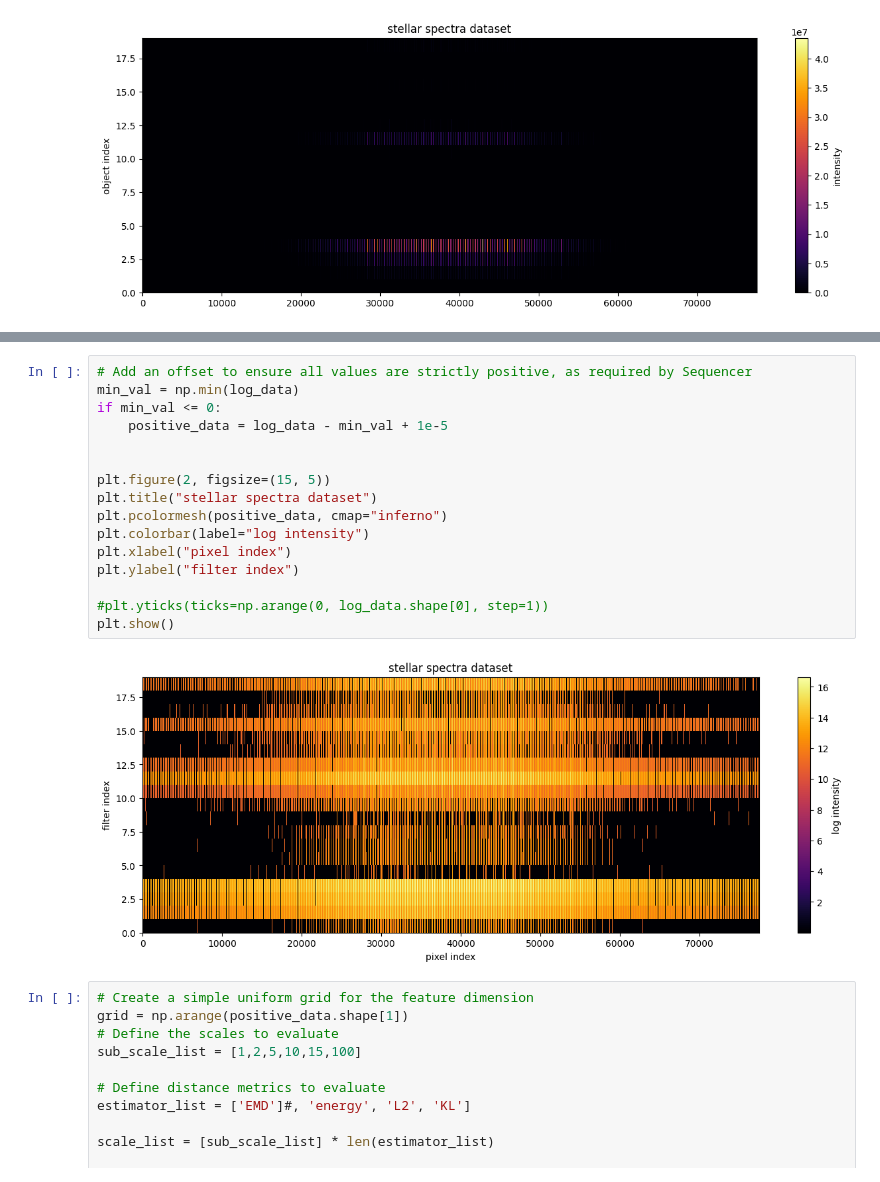
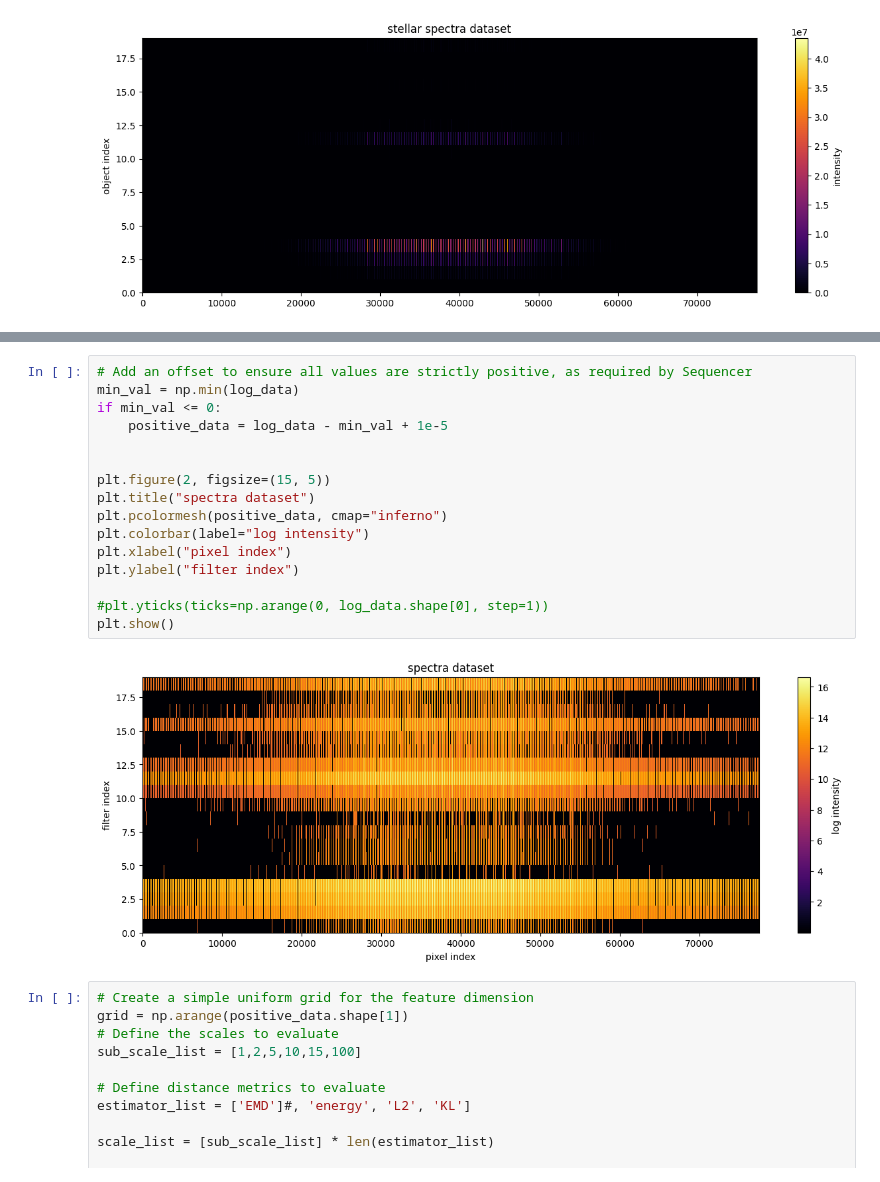
Before and after one commit to dim-papach/sequencer_project, a Jupyter notebook: sequencer_spectra.ipynb, the cells around one changed output, grey strips where cells are left out. Cells and saved outputs as stored; diff of their text form.

```diff
--- a/sequencer_spectra.ipynb
+++ b/sequencer_spectra.ipynb
@@ -76,21 +76,21 @@ plt.show()
 # %%
 # Add an offset to ensure all values are strictly positive, as required by Sequencer
 min_val = np.min(log_data)
 if min_val <= 0:
     positive_data = log_data - min_val + 1e-5
 
 
 plt.figure(2, figsize=(15, 5))
-plt.title("stellar spectra dataset")
+plt.title("spectra dataset")
 plt.pcolormesh(positive_data, cmap="inferno")
 plt.colorbar(label="log intensity")
 plt.xlabel("pixel index")
 plt.ylabel("filter index")
 
 #plt.yticks(ticks=np.arange(0, log_data.shape[0], step=1))
 plt.show()
 # %% [output]
-[figure, old version]
+[figure, new version]
 # %%
 # Create a simple uniform grid for the feature dimension
 grid = np.arange(positive_data.shape[1])
```
Also changed, not shown: parts of 1 cell of this notebook.
